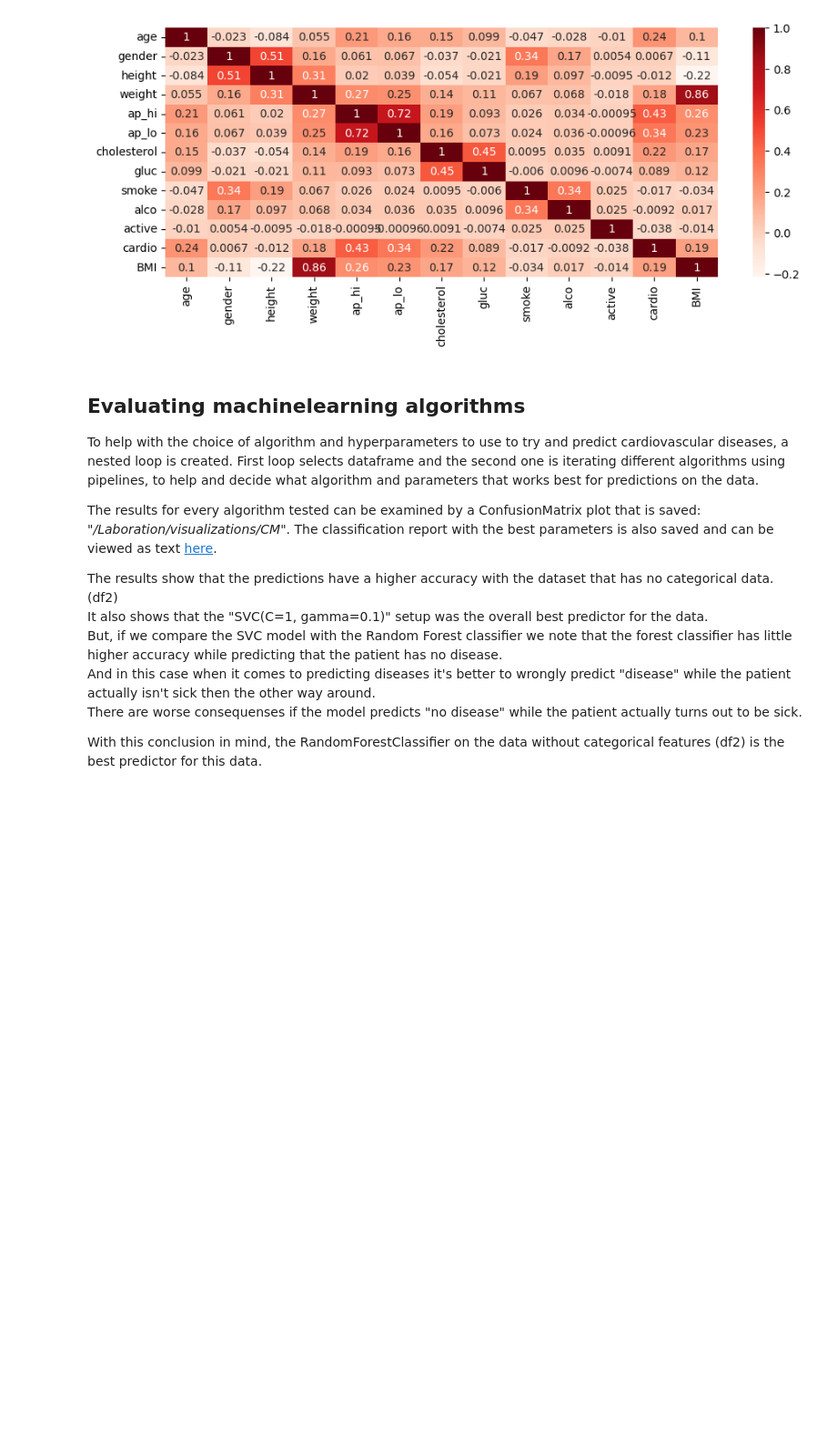
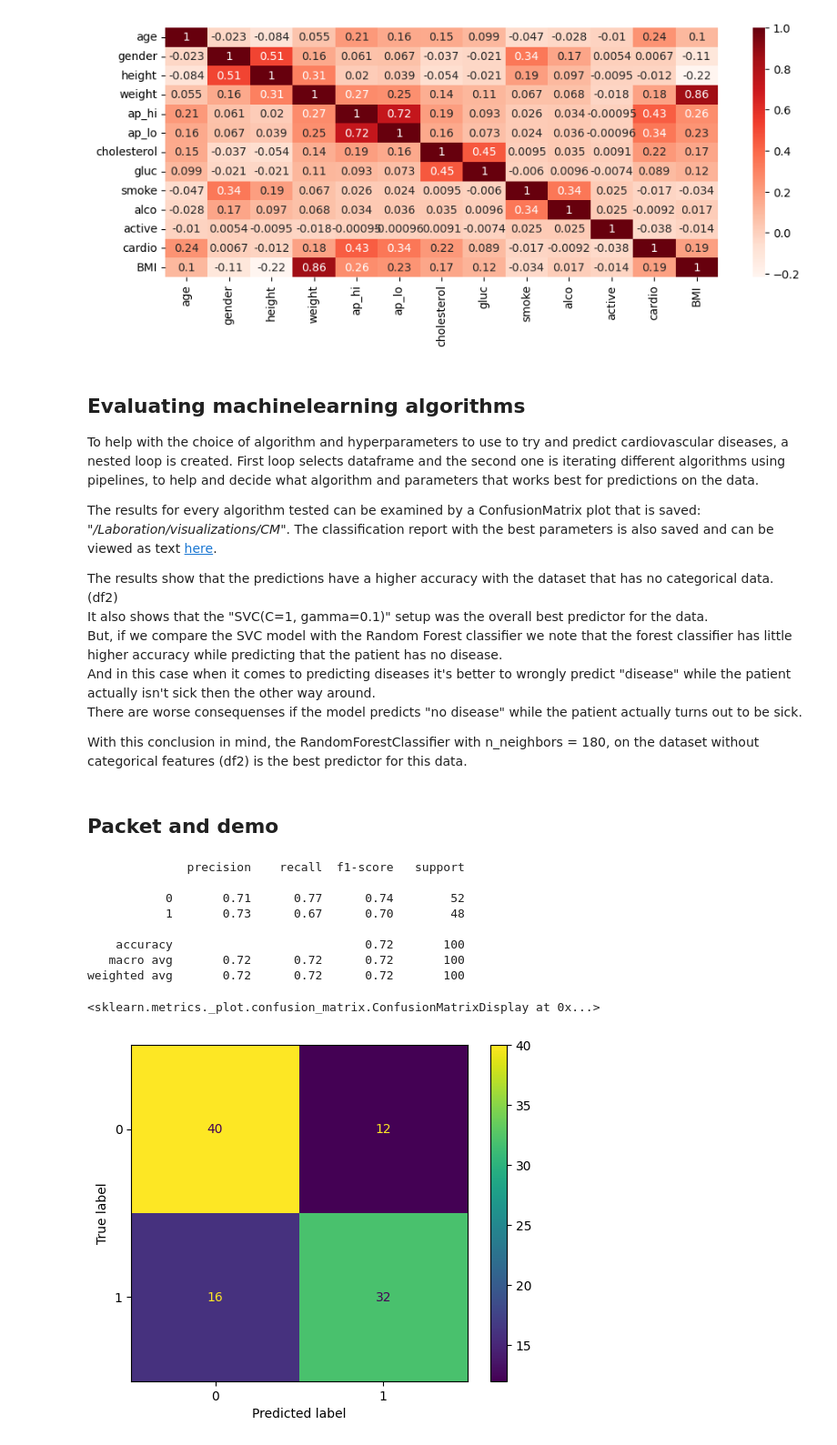
Before and after one commit to Crudeerz/ML-Rasmus-Berghall, a Jupyter notebook: Laboration/code/ml_report.ipynb, the cells around one changed output. Shown at 91% size. Saved outputs shown, nothing was run; the diff lists cells and outputs as text; code cells hidden in the pictures; blank space fills up the shorter version.

Commit message:
Starting with packet and demo

```diff
--- a/Laboration/code/ml_report.ipynb
+++ b/Laboration/code/ml_report.ipynb
@@ -110,7 +110,7 @@ But, if we compare the SVC model with the Random Forest classifier we note that
 And in this case when it comes to predicting diseases it's better to wrongly predict "disease" while the patient actually isn't sick then the other way around.
 There are worse consequenses if the model predicts "no disease" while the patient actually turns out to be sick.
 
-With this conclusion in mind, the RandomForestClassifier on the data without categorical features (df2) is the best predictor for this data.
+With this conclusion in mind, the RandomForestClassifier with n_neighbors = 180, on the dataset without categorical features (df2) is the best predictor for this data.
 # %%
 from sklearn.model_selection import train_test_split
 
@@ -184,3 +184,41 @@ for df_label, data in dfs.items():
 
 
         print(f"{classifier} done!\n")
+# %% [markdown]
+## Packet and demo
+# %%
+import joblib
+
+df_export =  df2.sample(100, random_state=42)
+df_export.to_csv("../data/test_samples.csv")
+df2.drop(df_export.index, inplace=True)
+
+X_test, y_test = df_export.drop(columns="cardio", axis="columns"), df_export["cardio"]
+
+X, y = df2.drop(columns= "cardio", axis="columns"), df2["cardio"]
+
+# joblib.dump()
+# %%
+# train best model
+
+classifier_forest = RandomForestClassifier(n_estimators=180)
+
+classifier_forest.fit(X,y)
+
+y_pred= classifier_forest.predict(X_test)
+print(classification_report(y_test, y_pred))
+cm = confusion_matrix(y_test, y_pred)
+
+# Create and save ConfusionMatrix to folder
+ConfusionMatrixDisplay(cm).plot()
+# %% [output]
+              precision    recall  f1-score   support
+
+           0       0.71      0.77      0.74        52
+           1       0.73      0.67      0.70        48
+
+    accuracy                           0.72       100
+   macro avg       0.72      0.72      0.72       100
+weighted avg       0.72      0.72      0.72       100
+<sklearn.metrics._plot.confusion_matrix.ConfusionMatrixDisplay at 0x...>
+[figure, added]
```
Also changed, not shown: parts of 2 cells of this notebook, 1 other file.
